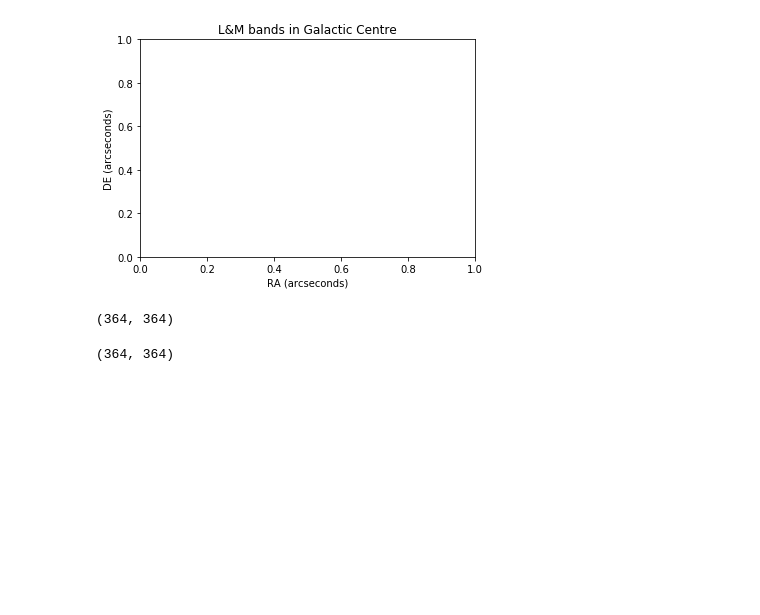
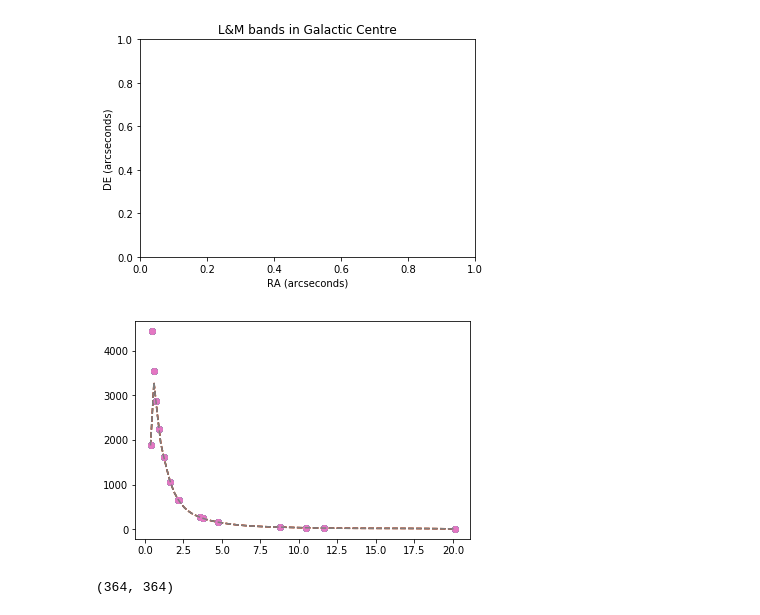
Before and after one commit to kevinlplam/jwst, a Jupyter notebook: Untitled.ipynb, the cells around one changed output. Saved outputs shown, nothing was run; the diff lists cells and outputs as text; code cells hidden in the pictures; blank space fills up the shorter version.

```diff
--- a/Untitled.ipynb
+++ b/Untitled.ipynb
@@ -110,4 +109,10 @@ for i in range(len(r)):
-# %%
-data[1].shape
-# %% [output]
-(364, 364)
+# %%
+from scipy.interpolate import interp1d           #Lambda to Jansky
+lambd= [0.36,0.44,0.5556,0.70,0.90,1.215,1.654,2.157,2.179,3.547, 3.761,4.769,8.756,10.472,11.653,20.130]
+jansky0=[1880,4440,3540, 2880,2240,1630, 1050, 667,  655,  276, 248,  160,  50.0, 35.2,  28.6,  9.70  ]
+jansky=interp1d(lambd, jansky0, kind='cubic')    #Interpolation
+xnew=np.linspace(0.36, 20.130, num=90)
+plt.plot(lambd,jansky0,'o',xnew,jansky(xnew),'--')
+plt.show()
+# %% [output]
+[figure, added]
```
Also changed, not shown: parts of 8 cells of this notebook.
